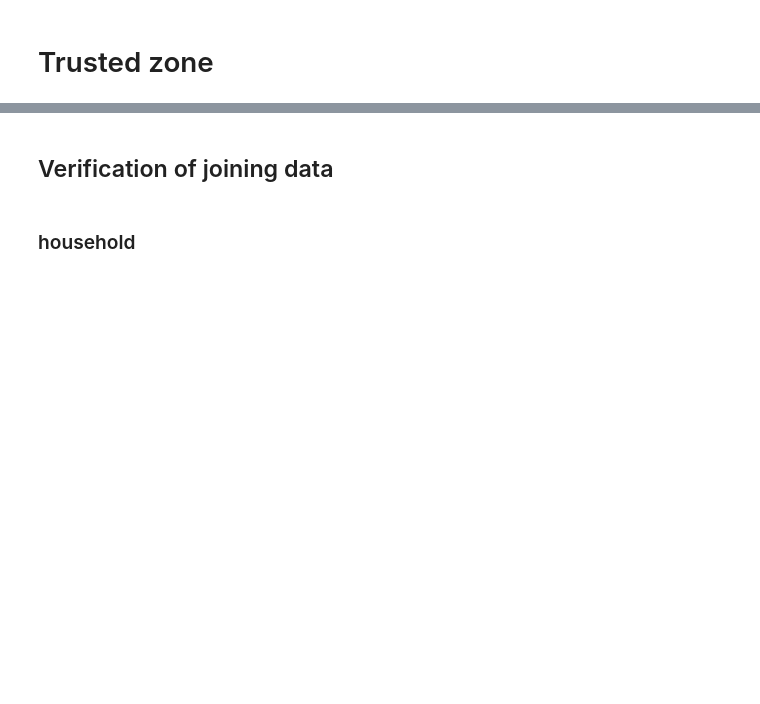
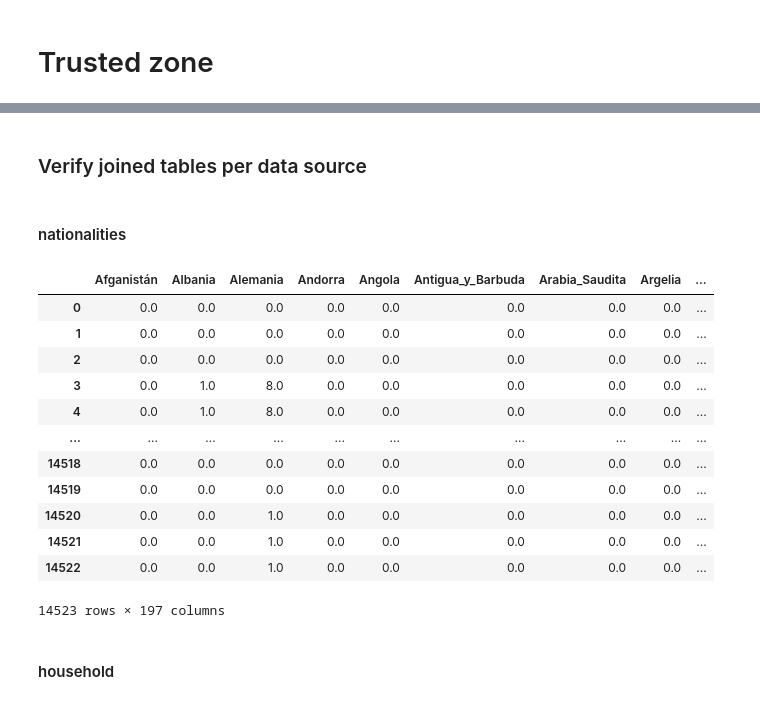
Before and after one commit to mionaD-upc/mimi-adsdb, a Jupyter notebook: trusted_zone.ipynb, the cells around one changed output, grey strips where cells are left out. Drawn from its saved outputs; the diff is of its cells as text; code cells hidden in the pictures; blank space fills up the shorter version.

Commit message:
new data joined

```diff
--- a/trusted_zone.ipynb
+++ b/trusted_zone.ipynb
@@ -58,5 +155,27 @@ trusted_zone()
-# %% [markdown]
-## Verification of joining data
+# %% [markdown]
+### Verify joined tables per data source
+# %% [markdown]
+#### nationalities
+# %%
+# nationalities joined
+con = duckdb.connect('nationalities.duckdb')
+view_nationalities = con.execute(f'SELECT * FROM nationalities').df()
+display(view_nationalities)
+con.close()
+# %% [output]
+|  | Afganistán | Albania | Alemania | Andorra | Angola | Antigua_y_Barbuda | Arabia_Saudita | Argelia | ... |
+| 0 | 0.0 | 0.0 | 0.0 | 0.0 | 0.0 | 0.0 | 0.0 | 0.0 | ... |
+| 1 | 0.0 | 0.0 | 0.0 | 0.0 | 0.0 | 0.0 | 0.0 | 0.0 | ... |
+| 2 | 0.0 | 0.0 | 0.0 | 0.0 | 0.0 | 0.0 | 0.0 | 0.0 | ... |
+| 3 | 0.0 | 1.0 | 8.0 | 0.0 | 0.0 | 0.0 | 0.0 | 0.0 | ... |
+| 4 | 0.0 | 1.0 | 8.0 | 0.0 | 0.0 | 0.0 | 0.0 | 0.0 | ... |
+| ... | ... | ... | ... | ... | ... | ... | ... | ... | ... |
+| 14518 | 0.0 | 0.0 | 0.0 | 0.0 | 0.0 | 0.0 | 0.0 | 0.0 | ... |
+| 14519 | 0.0 | 0.0 | 0.0 | 0.0 | 0.0 | 0.0 | 0.0 | 0.0 | ... |
+| 14520 | 0.0 | 0.0 | 1.0 | 0.0 | 0.0 | 0.0 | 0.0 | 0.0 | ... |
+| 14521 | 0.0 | 0.0 | 1.0 | 0.0 | 0.0 | 0.0 | 0.0 | 0.0 | ... |
+| 14522 | 0.0 | 0.0 | 1.0 | 0.0 | 0.0 | 0.0 | 0.0 | 0.0 | ... |
+14523 rows × 197 columns
 # %% [markdown]
-### household
+#### household
 # %%
```
Also changed, not shown: parts of 16 cells of this notebook.
